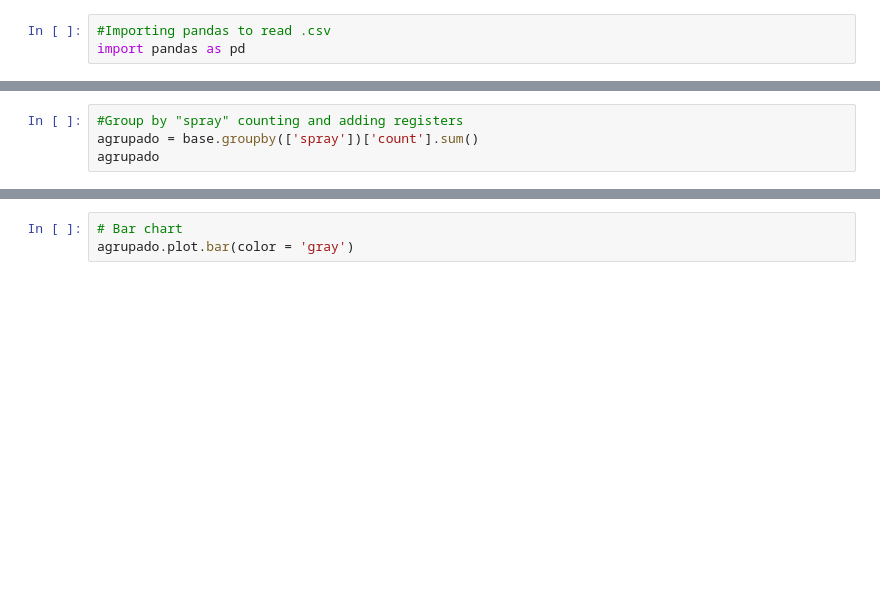
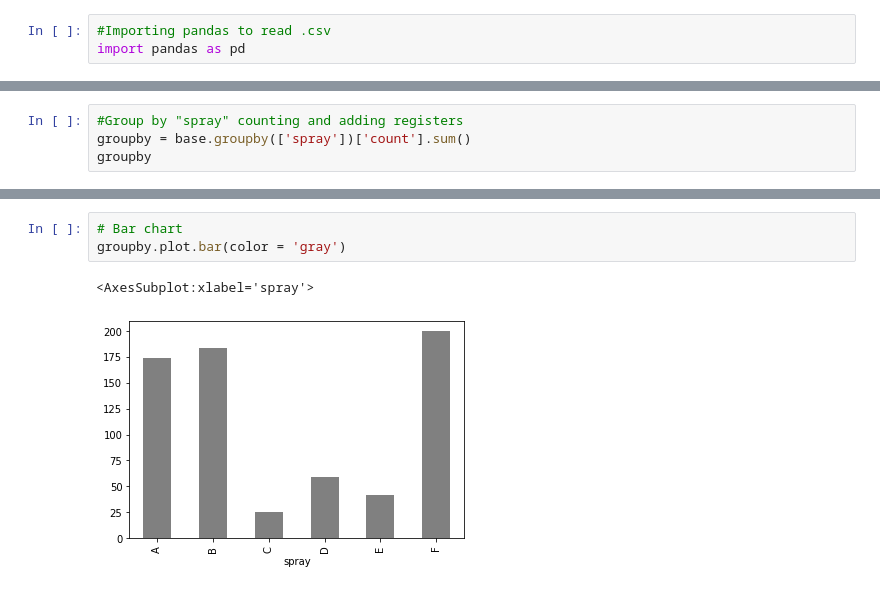
Before and after one commit to GUIMS357/Python-DataScience-Studies, a Jupyter notebook: Bar&SectorCharts.ipynb, the cells around one changed output, grey strips where cells are left out. Cells and saved outputs as stored; diff of their text form; blank space fills up the shorter version.

```diff
--- a/Bar&SectorCharts.ipynb
+++ b/Bar&SectorCharts.ipynb
@@ -11,4 +20,4 @@ base.head()
 # %%
 #Group by "spray" counting and adding registers
-agrupado = base.groupby(['spray'])['count'].sum()
-agrupado
+groupby = base.groupby(['spray'])['count'].sum()
+groupby
@@ -15,6 +33,9 @@ agrupado
 # %%
 # Bar chart
-agrupado.plot.bar(color = 'gray')
+groupby.plot.bar(color = 'gray')
+# %% [output]
+<AxesSubplot:xlabel='spray'>
+[figure, added]
 # %%
 #Colors
 agrupado.plot.bar(color = ['blue','yellow','red','green','pink','orange'])
```
Also changed, not shown: parts of 6 cells of this notebook, 2 other files.
